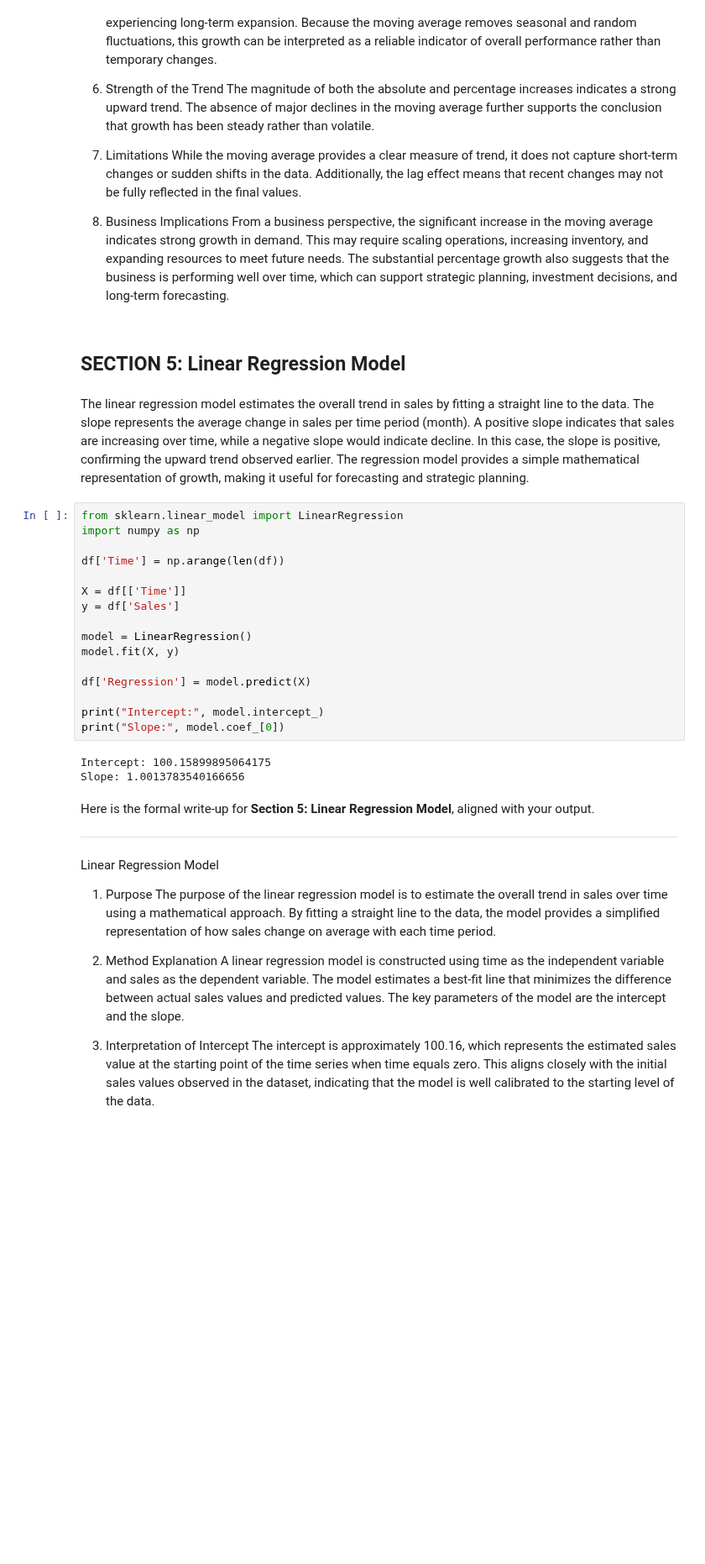
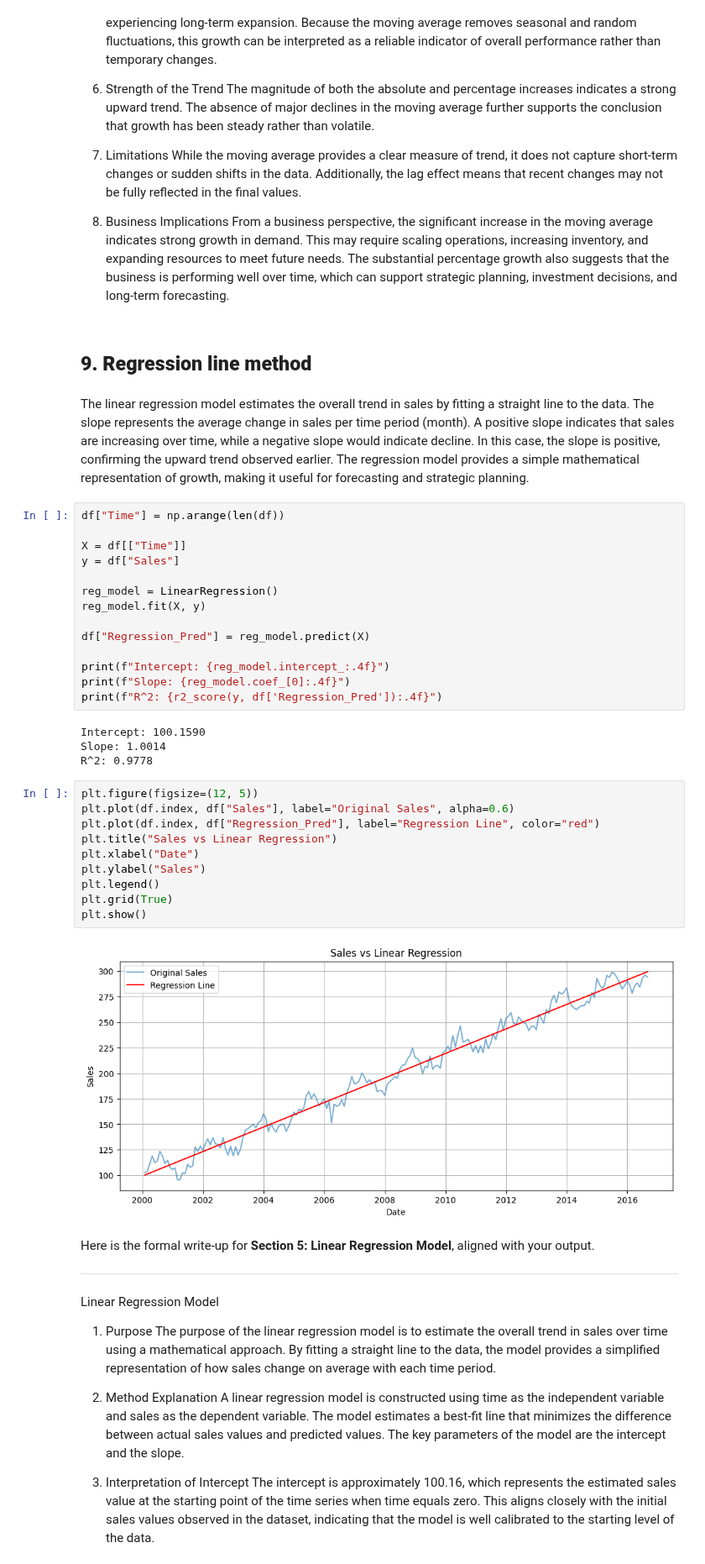
Before and after one commit to hawa1983/MG-628, a Jupyter notebook: SalesTimeSeries.ipynb, the cells around one changed output. Shown at 84% size. Saved outputs shown, nothing was run; the diff lists cells and outputs as text; blank space fills up the shorter version.

```diff
--- a/SalesTimeSeries.ipynb
+++ b/SalesTimeSeries.ipynb
@@ -330,29 +411,40 @@ Percent Change: 157.00157336841232
 
 8. Business Implications
    From a business perspective, the significant increase in the moving average indicates strong growth in demand. This may require scaling operations, increasing inventory, and expanding resources to meet future needs. The substantial percentage growth also suggests that the business is performing well over time, which can support strategic planning, investment decisions, and long-term forecasting.
-# %% [markdown]
-## SECTION 5: Linear Regression Model
+# %% [markdown]
+## **9. Regression line method**
 # %% [markdown]
 The linear regression model estimates the overall trend in sales by fitting a straight line to the data. The slope represents the average change in sales per time period (month). A positive slope indicates that sales are increasing over time, while a negative slope would indicate decline. In this case, the slope is positive, confirming the upward trend observed earlier. The regression model provides a simple mathematical representation of growth, making it useful for forecasting and strategic planning.
 # %%
-from sklearn.linear_model import LinearRegression
-import numpy as np
+df["Time"] = np.arange(len(df))
 
-df['Time'] = np.arange(len(df))
+X = df[["Time"]]
+y = df["Sales"]
 
-X = df[['Time']]
-y = df['Sales']
+reg_model = LinearRegression()
+reg_model.fit(X, y)
 
-model = LinearRegression()
-model.fit(X, y)
+df["Regression_Pred"] = reg_model.predict(X)
 
-df['Regression'] = model.predict(X)
-
-print("Intercept:", model.intercept_)
-print("Slope:", model.coef_[0])
+print(f"Intercept: {reg_model.intercept_:.4f}")
+print(f"Slope: {reg_model.coef_[0]:.4f}")
+print(f"R^2: {r2_score(y, df['Regression_Pred']):.4f}")
 # %% [output]
-Intercept: 100.15899895064175
-Slope: 1.0013783540166656
+Intercept: 100.1590
+Slope: 1.0014
+R^2: 0.9778
+# %%
+plt.figure(figsize=(12, 5))
+plt.plot(df.index, df["Sales"], label="Original Sales", alpha=0.6)
+plt.plot(df.index, df["Regression_Pred"], label="Regression Line", color="red")
+plt.title("Sales vs Linear Regression")
+plt.xlabel("Date")
+plt.ylabel("Sales")
+plt.legend()
+plt.grid(True)
+plt.show()
+# %% [output]
+[figure, added]
 # %% [markdown]
 Here is the formal write-up for **Section 5: Linear Regression Model**, aligned with your output.
 
```
Also changed, not shown: parts of 67 cells of this notebook.
